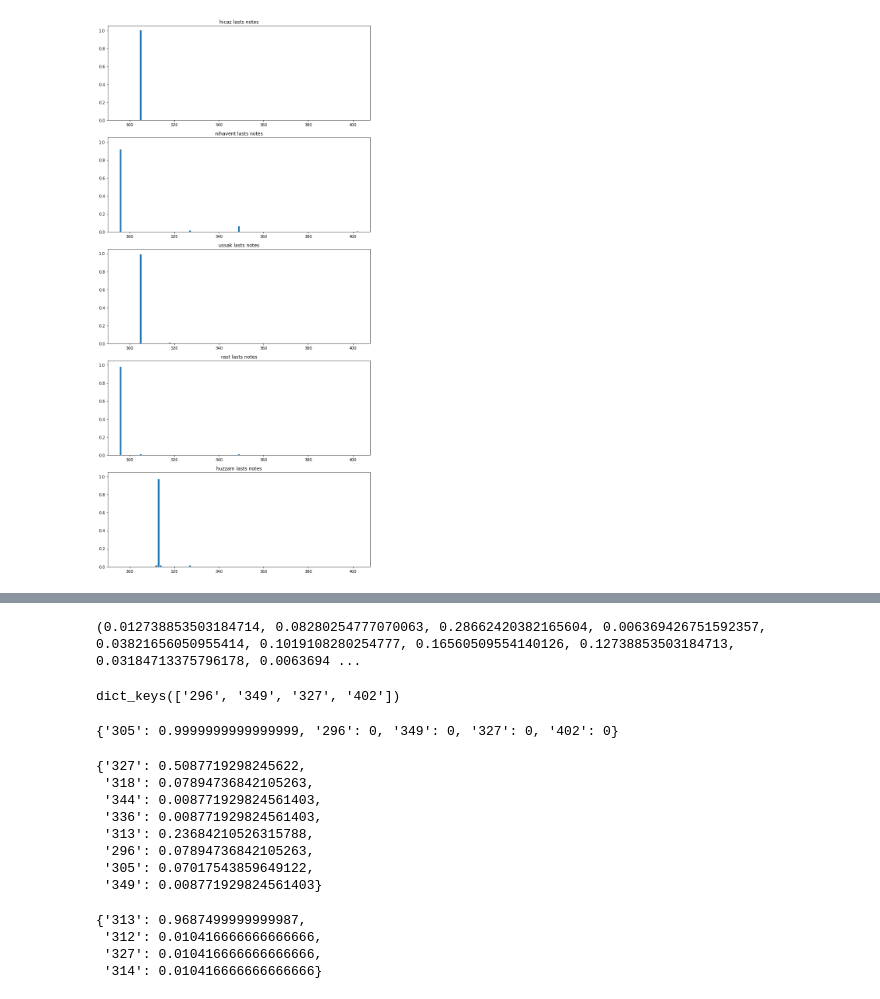
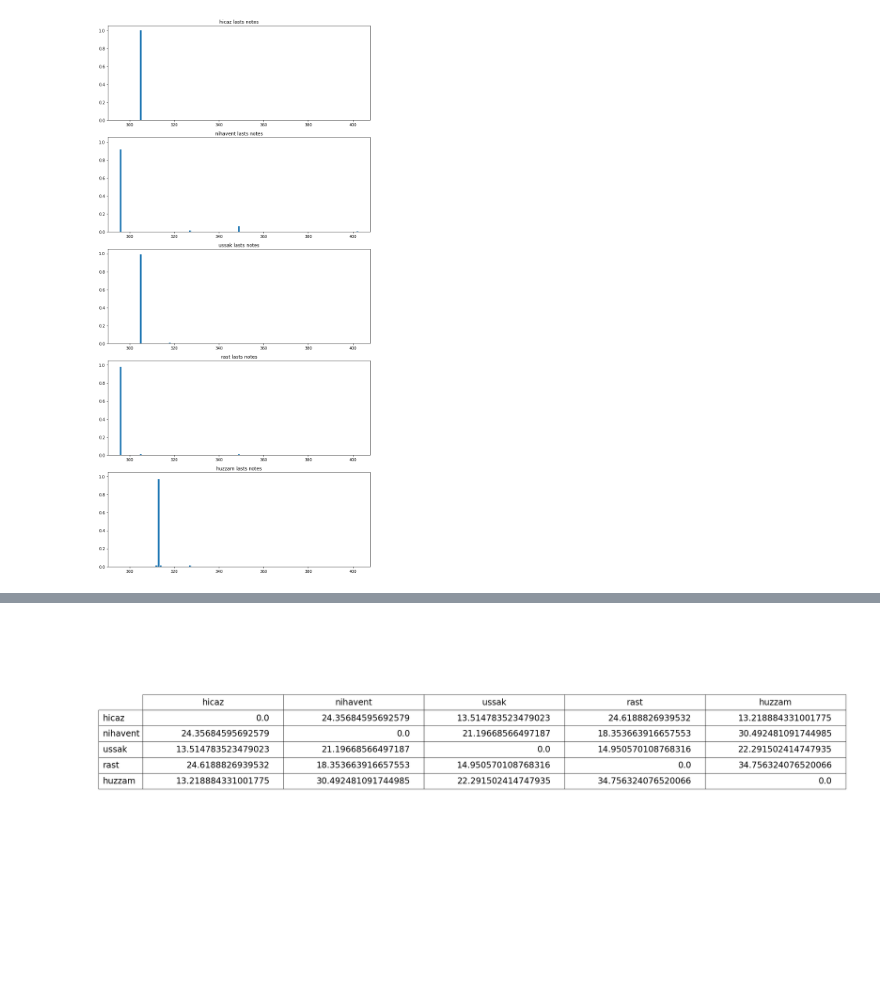
Before and after one commit to SergioGor/AMPLab-Project, a Jupyter notebook: makam_similarity.ipynb, the cells around one changed output, grey strips where cells are left out. Saved outputs shown, nothing was run; the diff lists cells and outputs as text; code cells hidden in the pictures; blank space fills up the shorter version.

```diff
--- a/Untitled1.ipynb
+++ b/makam_similarity.ipynb
@@ -228,8 +239,8 @@ plt.tight_layout()
 # Mode note
 # %%
 fig, ax = plt.subplots(5,1, figsize=(10,10), sharex = True, sharey = True)
-for idx, i in enumerate(makam_features_norm):
-    lists = sorted(makam_features_norm[i]['mode note'].items()) # sorted by key, return a list of tuples
+for idx, i in enumerate(makam_features):
+    lists = sorted(makam_features[i]['norm']['mode note'].items()) # sorted by key, return a list of tuples
     aux = list()
     for j in lists:
         aux.append([int(j[0]), j[1]])
@@ -240,14 +251,15 @@ for idx, i in enumerate(makam_features_norm):
     ax[idx].xaxis.set_tick_params(which='both', labelbottom=True)
 
 plt.tight_layout()
+plt.savefig('./figures/mode_note.png')
 # %% [output]
 [figure]
 # %% [markdown]
 # First note
 # %%
 fig, ax = plt.subplots(5,1, figsize=(10,20), sharey = True, sharex = True)
-for idx, i in enumerate(makam_features_norm):
-    lists = sorted(makam_features_norm[i]['firsts'].items()) # sorted by key, return a list of tuples
+for idx, i in enumerate(makam_features):
+    lists = sorted(makam_features[i]['norm']['firsts'].items()) # sorted by key, return a list of tuples
     aux = list()
     for j in lists:
         aux.append([int(j[0]), j[1]])
@@ -258,14 +270,15 @@ for idx, i in enumerate(makam_features_norm):
     ax[idx].xaxis.set_tick_params(which='both', labelbottom=True)
 
 plt.tight_layout()
+plt.savefig('./figures/first_notes.png')
 # %% [output]
 [figure]
 # %% [markdown]
 # Second last notes
 # %%
 fig, ax = plt.subplots(5,1, figsize=(10,20), sharey = True, sharex = True)
-for idx, i in enumerate(makam_features_norm):
-    lists = sorted(makam_features_norm[i]['second lasts'].items()) # sorted by key, return a list of tuples
+for idx, i in enumerate(makam_features):
+    lists = sorted(makam_features[i]['norm']['second lasts'].items()) # sorted by key, return a list of tuples
     aux = list()
     for j in lists:
         aux.append([int(j[0]), j[1]])
@@ -276,14 +289,15 @@ for idx, i in enumerate(makam_features_norm):
     ax[idx].xaxis.set_tick_params(which='both', labelbottom=True)
 
 plt.tight_layout()
+plt.savefig('./figures/second_last_notes.png')
 # %% [output]
 [figure]
 # %% [markdown]
 # Last notes
 # %%
 fig, ax = plt.subplots(5,1, figsize=(10,20), sharey = True, sharex = True)
-for idx, i in enumerate(makam_features_norm):
-    lists = sorted(makam_features_norm[i]['lasts'].items()) # sorted by key, return a list of tuples
+for idx, i in enumerate(makam_features):
+    lists = sorted(makam_features[i]['norm']['lasts'].items()) # sorted by key, return a list of tuples
     aux = list()
     for j in lists:
         aux.append([int(j[0]), j[1]])
@@ -294,5 +308,6 @@ for idx, i in enumerate(makam_features_norm):
     ax[idx].xaxis.set_tick_params(which='both', labelbottom=True)
 
 plt.tight_layout()
+plt.savefig('./figures/last_notes.png')
 # %% [output]
 [figure]
@@ -327,30 +388,22 @@ def compute_similarity_firsts(makam1, makam2):
-# %%
-compute_similarity_firsts(makam_features_norm['hicaz'] ,makam_features_norm['hicaz'])
-# %% [output]
-(0.012738853503184714, 0.08280254777070063, 0.28662420382165604, 0.006369426751592357, 0.03821656050955414, 0.1019108280254777, 0.16560509554140126, 0.12738853503184713, 0.03184713375796178, 0.0063694 ...
-# %%
-aux2 = makam_features_norm['nihavent']['lasts'].copy()
-# %% [output]
-dict_keys(['296', '349', '327', '402'])
-# %%
-aux = makam_features_norm['hicaz']['lasts'].copy()
-# %% [output]
-{'305': 0.9999999999999999, '296': 0, '349': 0, '327': 0, '402': 0}
-# %%
-makam_features_norm['rast']['mode note']
-# %% [output]
-{'327': 0.5087719298245622,
- '318': 0.07894736842105263,
- '344': 0.008771929824561403,
- '336': 0.008771929824561403,
- '313': 0.23684210526315788,
- '296': 0.07894736842105263,
- '305': 0.07017543859649122,
- '349': 0.008771929824561403}
-# %%
-makam_features_norm['huzzam']['lasts']
-# %% [output]
-{'313': 0.9687499999999987,
- '312': 0.010416666666666666,
- '327': 0.010416666666666666,
- '314': 0.010416666666666666}
+# %%
+rows= list()
+cell_text = np.zeros((5,5))
+for idx1, i in enumerate(makam_features):
+    rows.append(i)
+    for idx2, j in enumerate(makam_features):
+        cell_text[idx1][idx2] = compute_similarity_distance(makam_features[i] ,makam_features[j])
+cols = rows
+plt.figure(figsize=(10,10))
+plt.axis('off')
+the_table = plt.table(cellText=cell_text,
+                      rowLabels=rows,
+                      colLabels=cols,
+                      loc='center')
+the_table.scale(1.5, 1.5)
+the_table.auto_set_font_size(False)
+the_table.set_fontsize(24)
+the_table.scale(2, 2)
+plt.tight_layout()
+plt.savefig('./figures/similarity_table.png')
+# %% [output]
+[figure, added]
```
Also changed, not shown: parts of 8 cells of this notebook, 7 other files.
